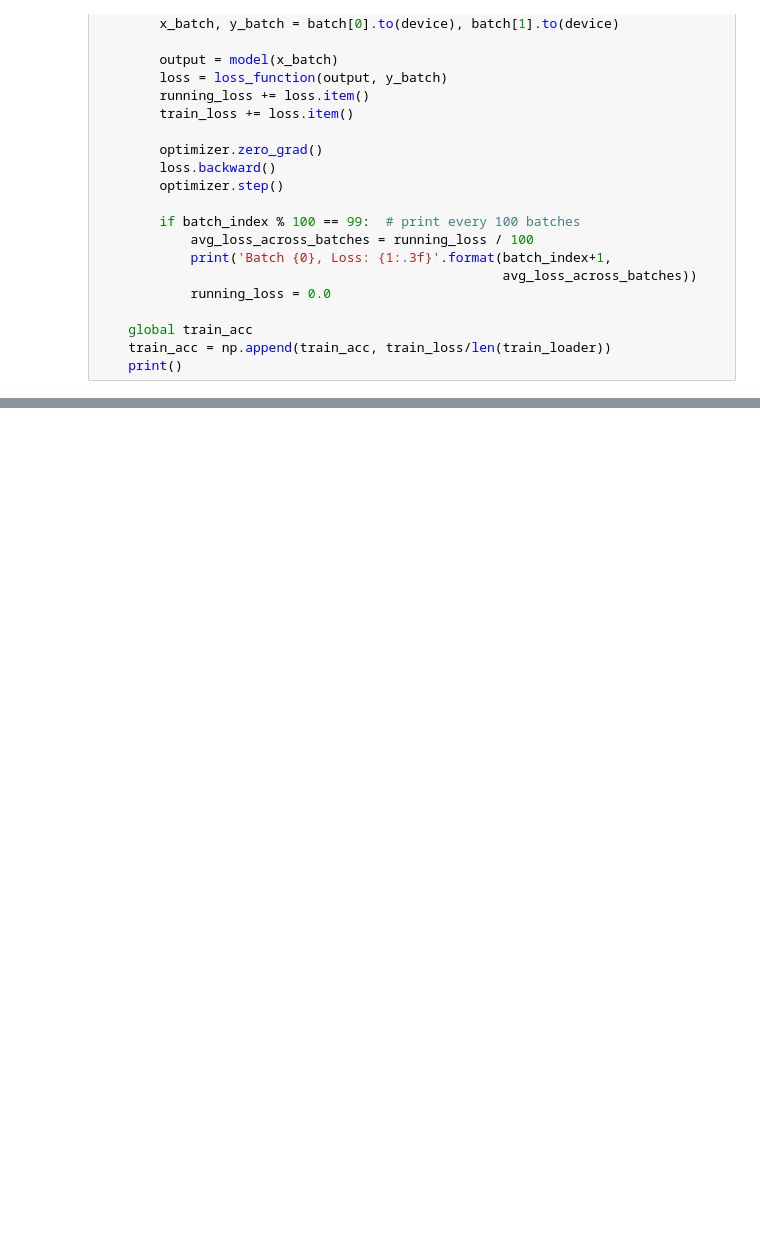
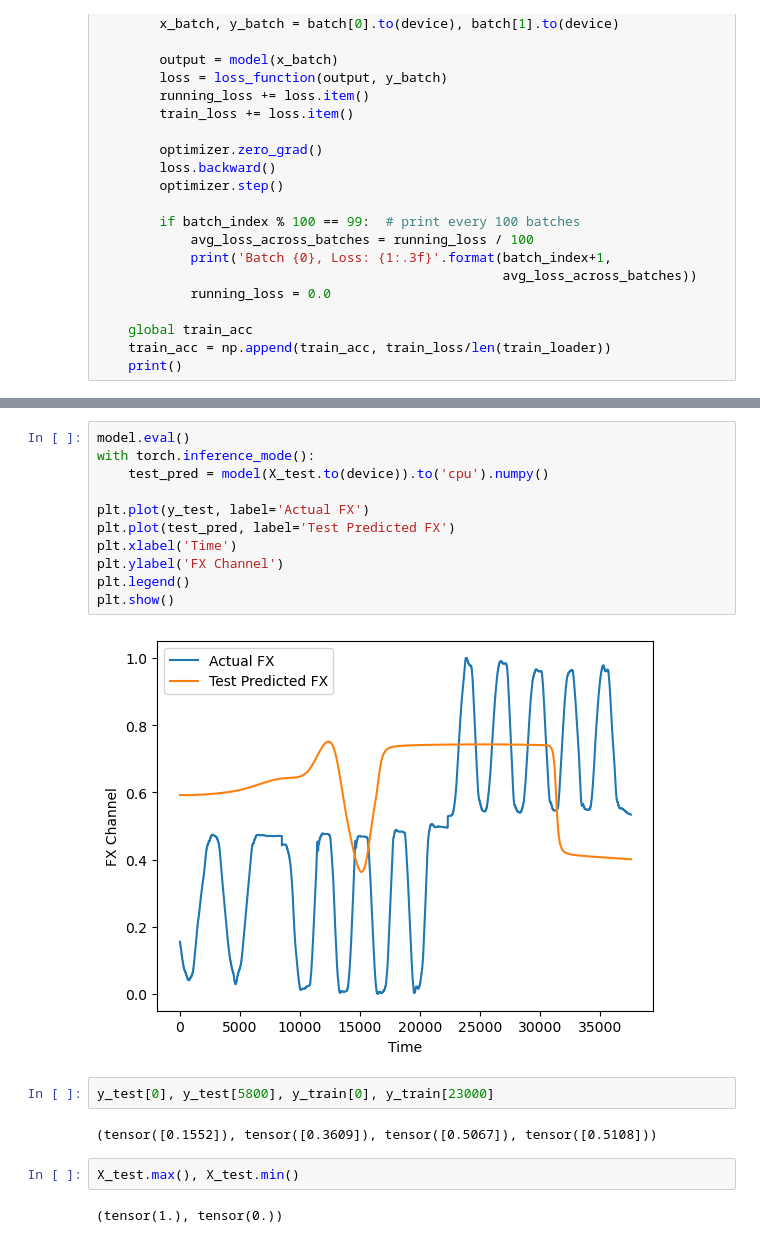
Before and after one commit to johnymeng/imed, a Jupyter notebook: Time Series Prediction/lstm_7.ipynb, the cells around one changed output, grey strips where cells are left out. Cells and saved outputs as stored; diff of their text form; blank space fills up the shorter version.

```diff
--- a/Time Series Prediction/lstm_7.ipynb
+++ b/Time Series Prediction/lstm_7.ipynb
@@ -514,0 +598,21 @@ plt.show()
+# %%
+model.eval()
+with torch.inference_mode():
+    test_pred = model(X_test.to(device)).to('cpu').numpy()
+
+plt.plot(y_test, label='Actual FX')
+plt.plot(test_pred, label='Test Predicted FX')
+plt.xlabel('Time')
+plt.ylabel('FX Channel')
+plt.legend()
+plt.show()
+# %% [output]
+[figure, added]
+# %%
+y_test[0], y_test[5800], y_train[0], y_train[23000]
+# %% [output]
+(tensor([0.1552]), tensor([0.3609]), tensor([0.5067]), tensor([0.5108]))
+# %%
+X_test.max(), X_test.min()
+# %% [output]
+(tensor(1.), tensor(0.))
```
Also changed, not shown: parts of 22 cells of this notebook, 5 other files.
